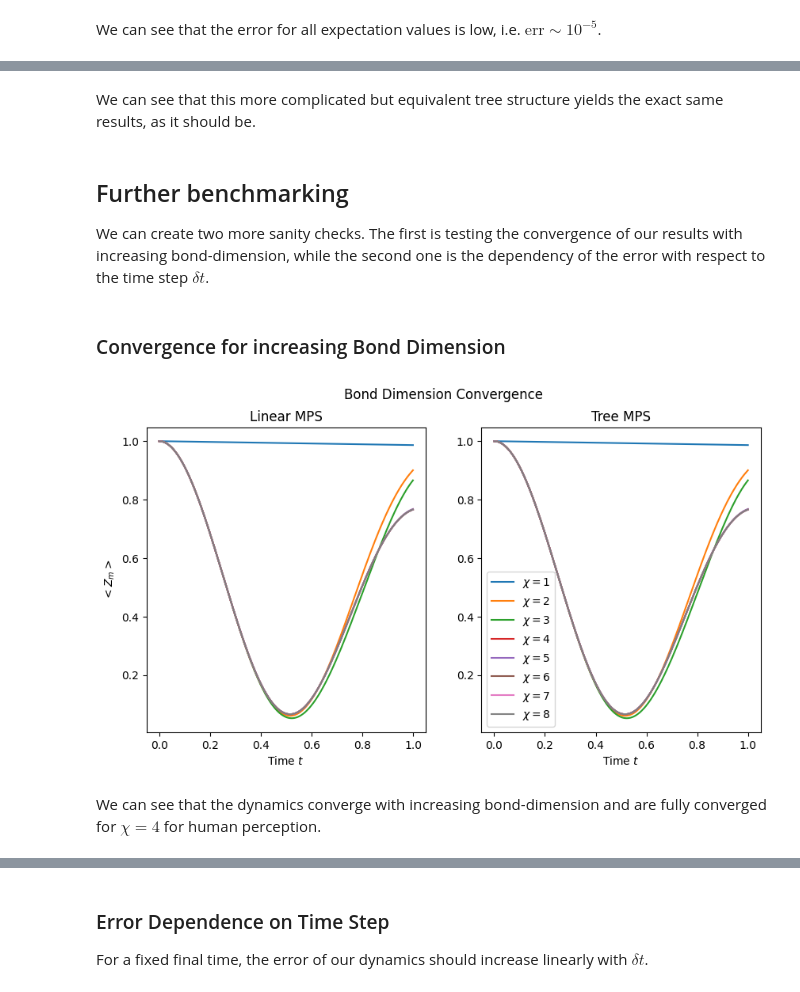
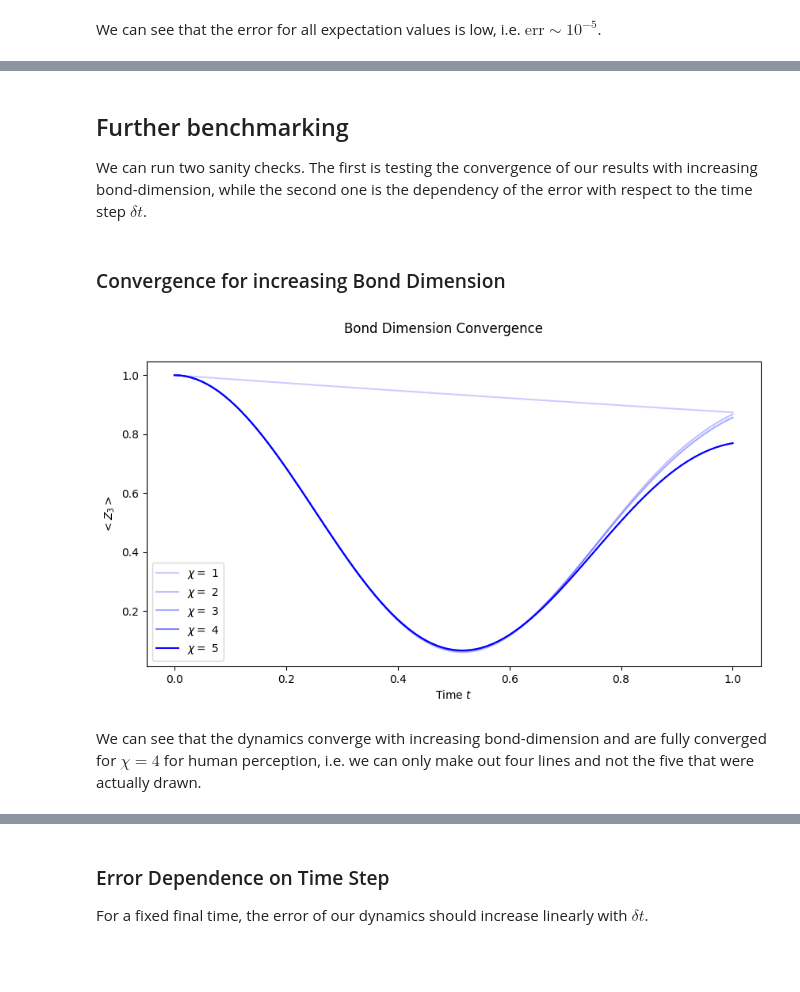
Before and after one commit to Drachier/PyTreeNet, a Jupyter notebook: example_notebooks/tebd/tebd_mps.ipynb, the cells around one changed output, grey strips where cells are left out. Saved outputs shown, nothing was run; the diff lists cells and outputs as text; code cells hidden in the pictures; blank space fills up the shorter version.

```diff
--- a/example_notebooks/tebd/tebd_mps.ipynb
+++ b/example_notebooks/tebd/tebd_mps.ipynb
@@ -190,8 +186,7 @@ exp_operator = expm(-1j*time_step_size*ref_hamiltonian)
 # %% [markdown]
 As a final step of the set-up we have to define the operators from which we desire the expectation values.
 # %%
-operators = []
-
+ref_operators = []
 for sites in range(num_sites):
     site_operator = np.asarray([1])
     for sites2 in range(num_sites):
@@ -199,8 +194,7 @@ for sites in range(num_sites):
             site_operator = np.kron(site_operator, Z)
         else:
             site_operator = np.kron(site_operator, I)
-
-    operators.append(site_operator)
+    ref_operators.append(site_operator)
 # %% [markdown]
 We can finally run the time-evolution.
 # %%
@@ -277,4 +263,5 @@ The expectation values and times are saved in the attribute `TEBD.results`:
 # %%
-times = [time.real for time in tebd_sim_1st.results[-1]]
-
-exp_val_Z_0 = [exp_val.real for exp_val in tebd_sim_1st.results[0]]
+times = tebd_sim_1st.times()
+print(f"Results Real: {tebd_sim_1st.results_real()}")
+results_1st_order = tebd_sim_1st.operator_results(realise=True)
+print(f"Results Shape: {results_1st_order.shape}")
@@ -398,48 +323,34 @@ plt.show()
-# %% [markdown]
-We can see that this more complicated but equivalent tree structure yields the exact same results, as it should be.
 # %% [markdown]
 ## Further benchmarking
-We can create two more sanity checks. The first is testing the convergence of our results with increasing bond-dimension, while the second one is the dependency of the error with respect to the time step $\delta t$.
+We can run two sanity checks. The first is testing the convergence of our results with increasing bond-dimension, while the second one is the dependency of the error with respect to the time step $\delta t$.
 # %% [markdown]
 ### Convergence for increasing Bond Dimension
 # %%
 # The maximum bond dimension required to exactly represent the states is
+middle_site = int(num_sites/2) + 1
 max_max_bond_dim = 2 ** middle_site
 max_bond_dims = range(1, max_max_bond_dim + 1)
 
-results_mps = np.zeros((len(max_bond_dims), int(final_time / time_step_size) + 1))
-results_tree = np.zeros((len(max_bond_dims), int(final_time / time_step_size) + 1))
-
+results_mps = np.zeros((len(max_bond_dims), num_time_steps+1))
 for i, max_bond_dim in tqdm(enumerate(max_bond_dims)):
     tebd_mps = ptn.TEBD(deepcopy(mps), trotter1st, time_step_size,
                         final_time, [tebd_operators[middle_site]],
                         max_bond_dim=max_bond_dim, rel_tol=rel_tol)
-    tebd_tree = ptn.TEBD(deepcopy(mps_tree), trotter1st, time_step_size,
-                        final_time, [tebd_operators[middle_site]],
-                        max_bond_dim=max_bond_dim, rel_tol=rel_tol)
     tebd_mps.run(pgbar=False)
-    tebd_tree.run(pgbar=False)
-    results_mps[i,:] = np.absolute(tebd_mps.results[0,:])
-    results_tree[i,:] = np.absolute(tebd_tree.results[0,:])
+    results_mps[i,:] = tebd_mps.operator_results(realise=True)
 # %%
-fig4, ax4 = plt.subplots(1, 2, sharex=True, figsize=(10,5))
+fig4, ax4 = plt.subplots(1, 1, sharex=True, figsize=(10,5))
 fig4.suptitle("Bond Dimension Convergence")
-
-times = tebd_mps.results[-1,:]
-for i, max_bond_dim in enumerate(max_bond_dims):
-    ax4[0].plot(times, results_mps[i,:])
-ax4[0].set_ylabel(f"$<Z_m>$")
-ax4[0].set_xlabel("Time $t$")
-ax4[0].set_title("Linear MPS")
-
-for i, max_bond_dim in enumerate(max_bond_dims):
-    ax4[1].plot(times, results_tree[i,:], label="$\chi=$" + str(max_bond_dim))
-ax4[1].set_xlabel("Time $t$")
-ax4[1].set_title("Tree MPS")
+cutoff = 5
+for i, max_bond_dim in enumerate(max_bond_dims[:cutoff]):
+    ax4.plot(times, results_mps[i,:], label=f"$\chi =$ {max_bond_dim}",
+             color="b", alpha=1/(cutoff - i))
+ax4.set_ylabel(f"$<Z_3>$")
+ax4.set_xlabel("Time $t$")
 
 plt.legend()
 plt.show()
 # %% [output]
-[figure, old version]
+[figure, new version]
 # %% [markdown]
-We can see that the dynamics converge with increasing bond-dimension and are fully converged for $\chi = 4$ for human perception.
+We can see that the dynamics converge with increasing bond-dimension and are fully converged for $\chi = 4$ for human perception, i.e. we can only make out four lines and not the five that were actually drawn.
```
Also changed, not shown: parts of 27 cells of this notebook.
